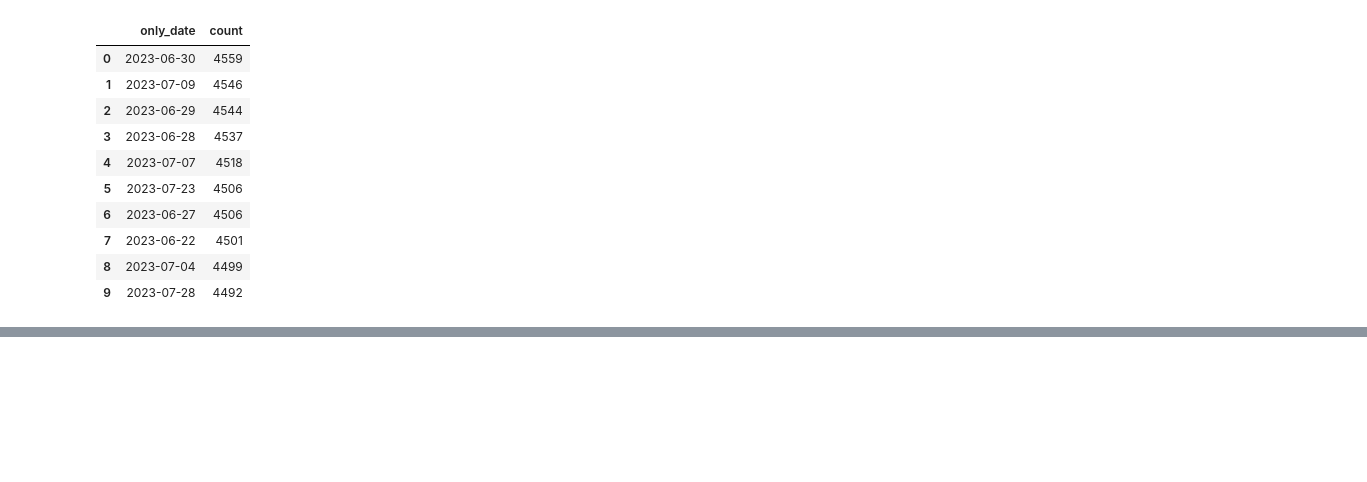
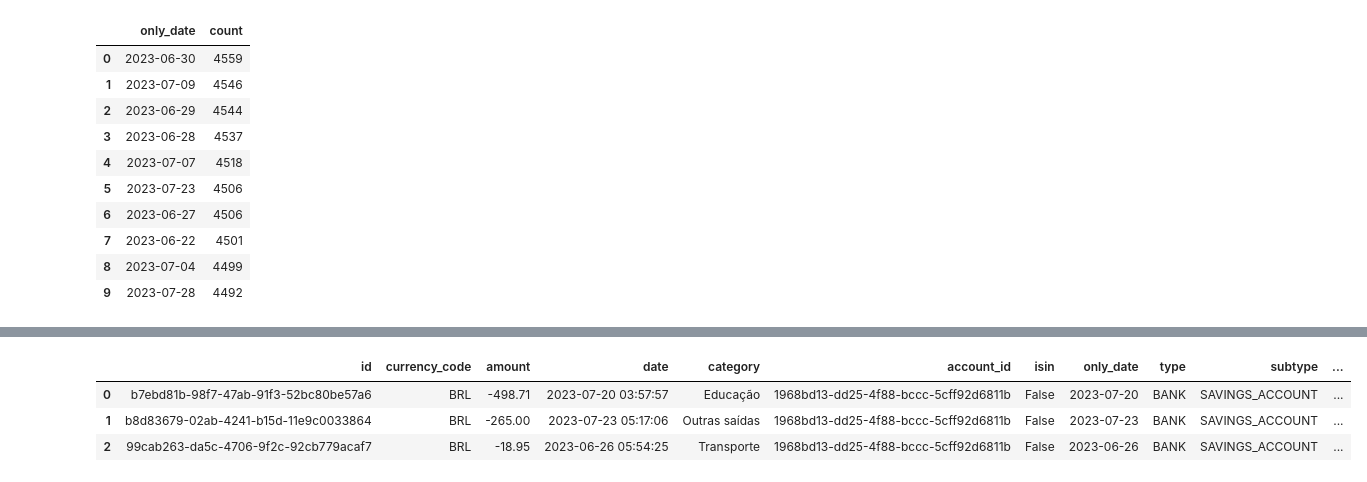
Before and after one commit to smurillo1/financeiro, a Jupyter notebook: exploratory.ipynb, the cells around one changed output, grey strips where cells are left out. Drawn from its saved outputs; the diff is of its cells as text; code cells hidden in the pictures; blank space fills up the shorter version.

```diff
--- a/exploratory.ipynb
+++ b/exploratory.ipynb
@@ -228,0 +351,4 @@ plt.bar(x=date_graf['only_date'], height=date_graf['count'])
+# %%
+df = df.rename(columns={'id_x':'id', 'currency_code_x':'currency_code','date_x': 'date','name_x':'name','id':'person'})
+# %%
+df.drop(columns = ['id_y','currency_code_y','date_y','name_y', 'person'], inplace=True)
@@ -228,0 +375,12 @@ plt.bar(x=date_graf['only_date'], height=date_graf['count'])
+# %%
+df['date'] = pd.to_datetime(df['date'])
+df['only_date'] = pd.to_datetime(df['only_date'])
+# %%
+df['dia_semana'] = df['date'].dt.day_name()
+# %%
+df.head(3)
+# %% [output]
+|  | id | currency_code | amount | date | category | account_id | isin | only_date | type | subtype | ... |
+| 0 | b7ebd81b-98f7-47ab-91f3-52bc80be57a6 | BRL | -498.71 | 2023-07-20 03:57:57 | Educação | 1968bd13-dd25-4f88-bccc-5cff92d6811b | False | 2023-07-20 | BANK | SAVINGS_ACCOUNT | ... |
+| 1 | b8d83679-02ab-4241-b15d-11e9c0033864 | BRL | -265.00 | 2023-07-23 05:17:06 | Outras saídas | 1968bd13-dd25-4f88-bccc-5cff92d6811b | False | 2023-07-23 | BANK | SAVINGS_ACCOUNT | ... |
+| 2 | 99cab263-da5c-4706-9f2c-92cb779acaf7 | BRL | -18.95 | 2023-06-26 05:54:25 | Transporte | 1968bd13-dd25-4f88-bccc-5cff92d6811b | False | 2023-06-26 | BANK | SAVINGS_ACCOUNT | ... |
```
Also changed, not shown: parts of 15 cells of this notebook.
